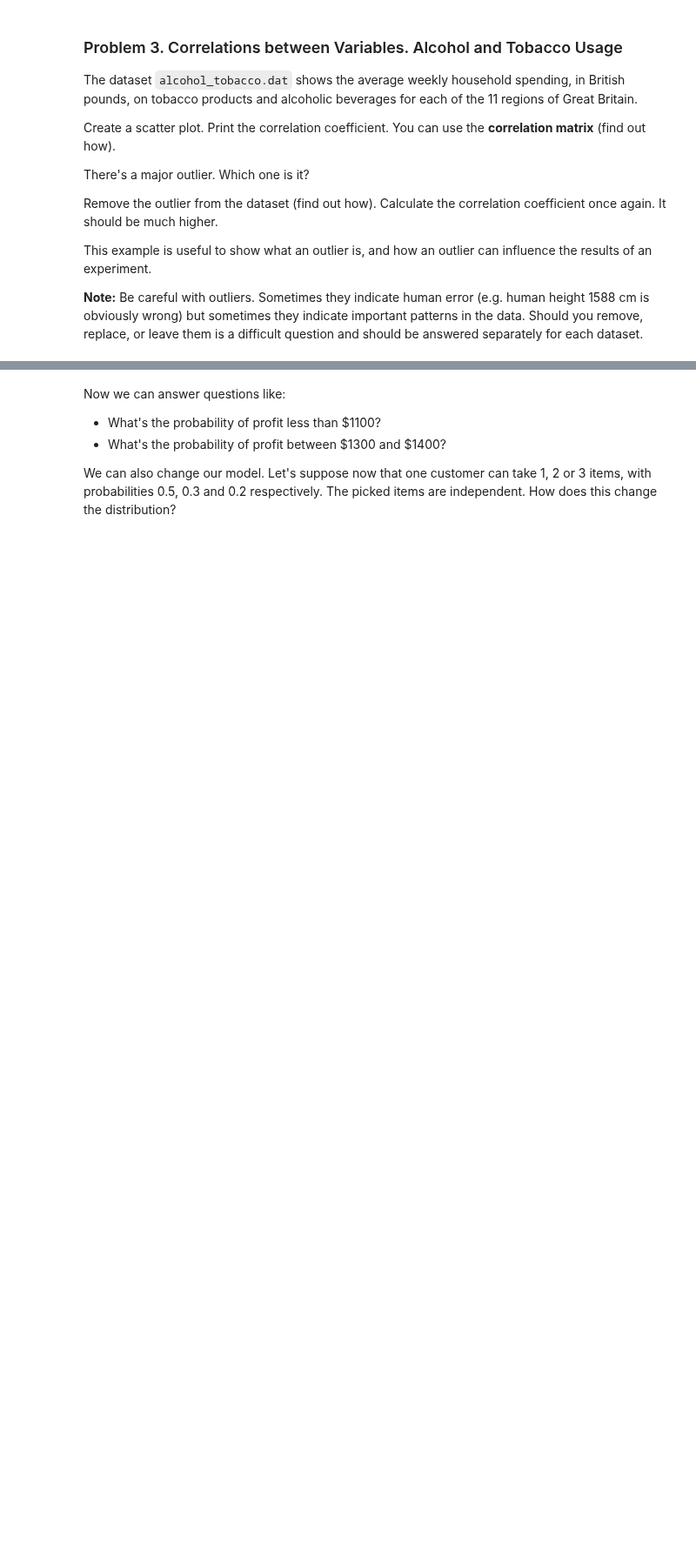
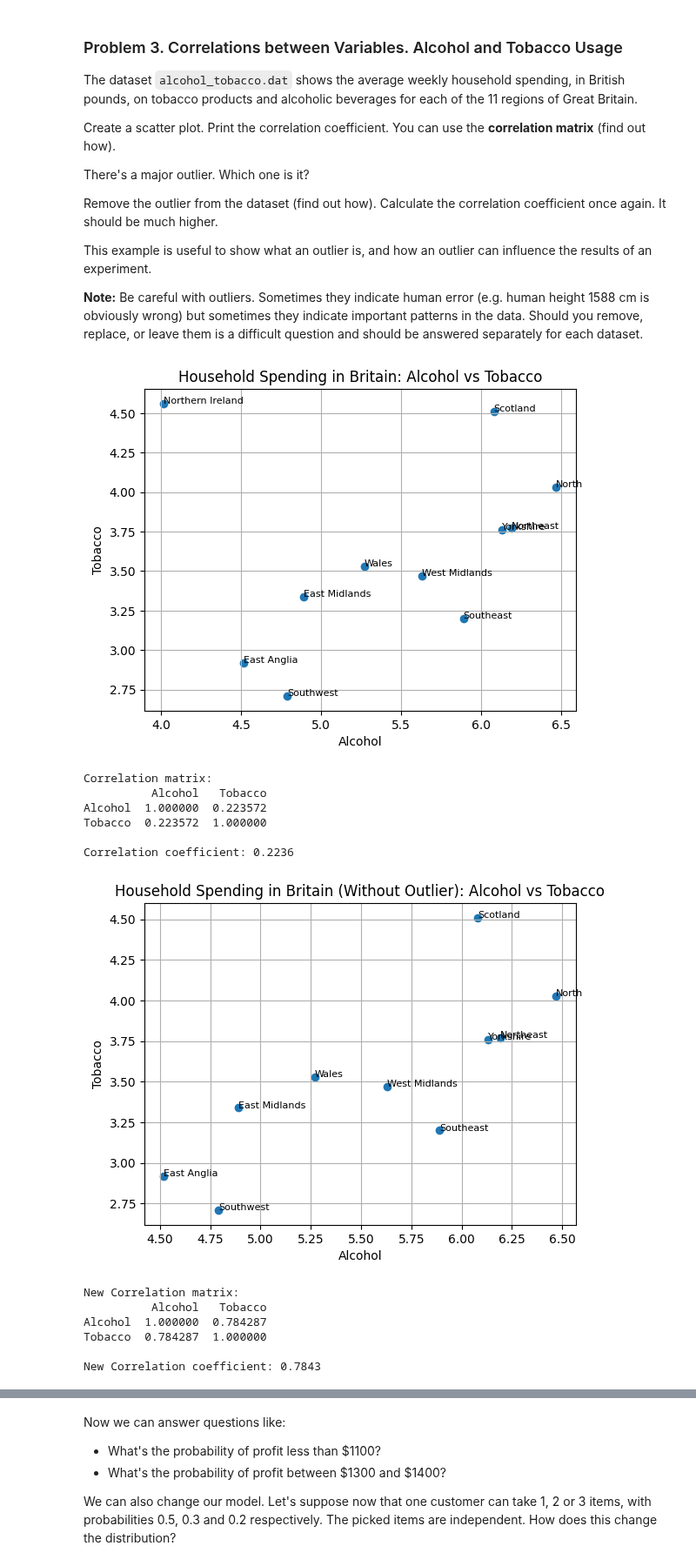
Before and after one commit to stilyan122/AI-and-Machine-Learning, a Jupyter notebook: Math Concepts for Developers/Statistics/Statistics Exercise.ipynb, the cells around one changed output, grey strips where cells are left out. Shown at 87% size. Saved outputs shown, nothing was run; the diff lists cells and outputs as text; code cells hidden in the pictures; blank space fills up the shorter version.

Commit message:
Finished Statistics: Exercise - ex.'s from 3 to 5 incl. - correlation, simulations and Monte Carlo Project

```diff
--- a/Math Concepts for Developers/Statistics/Statistics Exercise.ipynb
+++ b/Math Concepts for Developers/Statistics/Statistics Exercise.ipynb
@@ -183,3 +186,69 @@ This example is useful to show what an outlier is, and how an outlier can influe
+# %%
+alcohol_tobacco_data = pd.read_table("alcohol_tobacco.dat")
+
+alcohol = alcohol_tobacco_data.Alcohol
+tobacco = alcohol_tobacco_data.Tobacco
+
+plt.figure()
+plt.scatter(alcohol, tobacco)
+
+for x, y, region in zip(alcohol, tobacco, alcohol_tobacco_data.Region):
+    plt.text(x, y, region, fontsize=8)
+
+plt.xlabel("Alcohol")
+plt.ylabel("Tobacco")
+
+plt.title('Household Spending in Britain: Alcohol vs Tobacco')
+plt.grid(True)
+
+plt.show()
+
+corr_matrix = pd.concat([alcohol, tobacco], axis=1).corr()
+print("Correlation matrix:")
+print(corr_matrix)
+print()
+print(f"Correlation coefficient: {alcohol.corr(tobacco):.4f}")
+
+new_regions_mask = alcohol_tobacco_data.Region != 'Northern Ireland'
+
+new_alcohol = alcohol[new_regions_mask]
+new_tobacco = tobacco[new_regions_mask]
+new_regions = alcohol_tobacco_data.Region[new_regions_mask]
+
+plt.figure()
+plt.scatter(new_alcohol, new_tobacco)
+
+for x, y, region in zip(alcohol, tobacco, new_regions):
+    plt.text(x, y, region, fontsize=8)
+
+plt.xlabel("Alcohol")
+plt.ylabel("Tobacco")
+
+plt.title('Household Spending in Britain (Without Outlier): Alcohol vs Tobacco')
+plt.grid(True)
+
+plt.show()
+
+new_corr_matrix = pd.concat([new_alcohol, new_tobacco], axis=1).corr()
+print("New Correlation matrix:")
+print(new_corr_matrix)
+print()
+print(f"New Correlation coefficient: {new_alcohol.corr(new_tobacco):.4f}")
+# %% [output]
+[figure, added]
+Correlation matrix:
+          Alcohol   Tobacco
+Alcohol  1.000000  0.223572
+Tobacco  0.223572  1.000000
+
+Correlation coefficient: 0.2236
+[figure, added]
+New Correlation matrix:
+          Alcohol   Tobacco
+Alcohol  1.000000  0.784287
+Tobacco  0.784287  1.000000
+
+New Correlation coefficient: 0.7843
 # %% [markdown]
 ### Problem 4. Simulation
 Another prediction technique based on statistics, is simulation. This means recreating a system's parameters and running the experiment on a computer instead of running it in real life. Simulation can give us many insights. It's useful for prediction, "what-if" analysis, etc. It's also very useful if we have very limited "real experimentation" resources and want to narrow down our possibilities.
```
Also changed, not shown: parts of 34 cells of this notebook.
